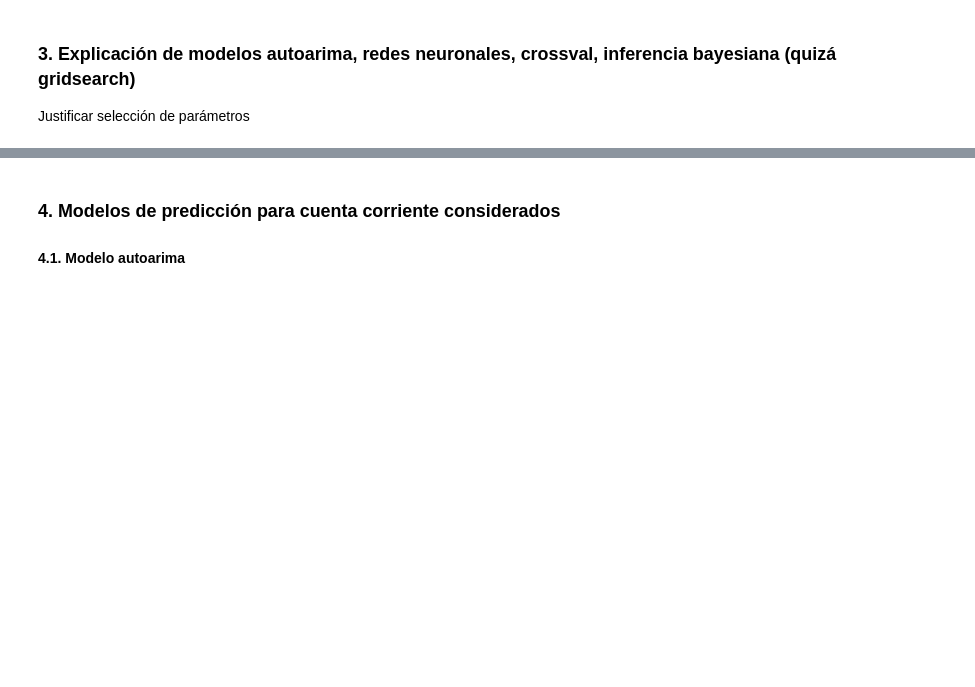
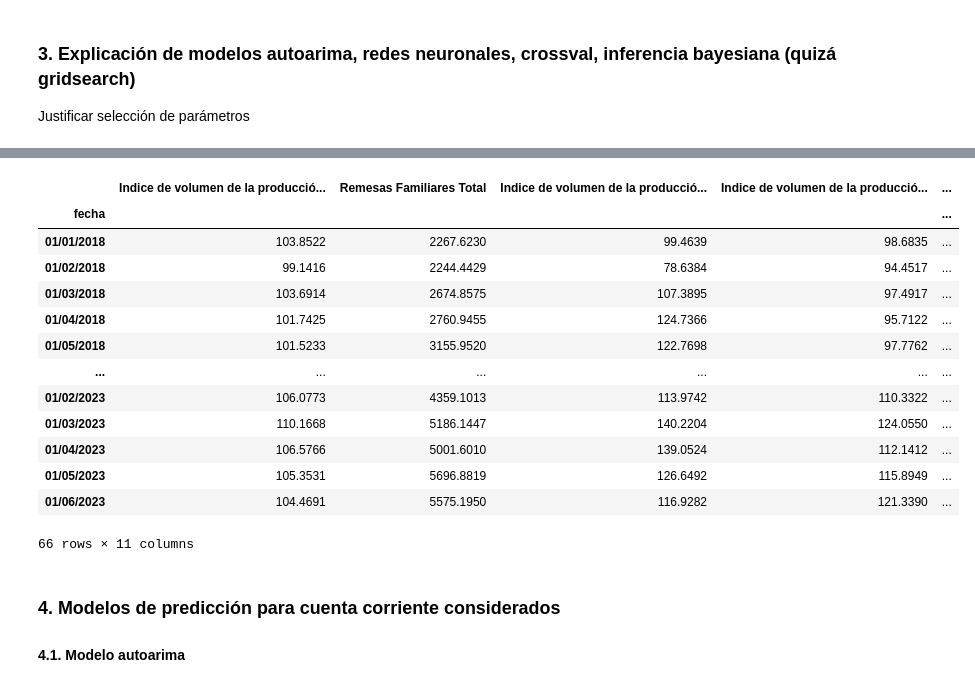
Before and after one commit to sparkieth/estancia_investigacion, a Jupyter notebook: modelacion_economica/modelo_cuenta_corriente.ipynb, the cells around one changed output, grey strips where cells are left out. Saved outputs shown, nothing was run; the diff lists cells and outputs as text; code cells hidden in the pictures; blank space fills up the shorter version.

```diff
--- a/modelacion_economica/modelo_cuenta_corriente.ipynb
+++ b/modelacion_economica/modelo_cuenta_corriente.ipynb
@@ -230,3 +227,20 @@ corr_sa=result.trend
+# %%
+explicativas
+# %% [output]
+|  | Indice de volumen de la producció... | Remesas Familiares Total | Indice de volumen de la producció... | Indice de volumen de la producció... | ... |
+| fecha |  |  |  |  | ... |
+| 01/01/2018 | 103.8522 | 2267.6230 | 99.4639 | 98.6835 | ... |
+| 01/02/2018 | 99.1416 | 2244.4429 | 78.6384 | 94.4517 | ... |
+| 01/03/2018 | 103.6914 | 2674.8575 | 107.3895 | 97.4917 | ... |
+| 01/04/2018 | 101.7425 | 2760.9455 | 124.7366 | 95.7122 | ... |
+| 01/05/2018 | 101.5233 | 3155.9520 | 122.7698 | 97.7762 | ... |
+| ... | ... | ... | ... | ... | ... |
+| 01/02/2023 | 106.0773 | 4359.1013 | 113.9742 | 110.3322 | ... |
+| 01/03/2023 | 110.1668 | 5186.1447 | 140.2204 | 124.0550 | ... |
+| 01/04/2023 | 106.5766 | 5001.6010 | 139.0524 | 112.1412 | ... |
+| 01/05/2023 | 105.3531 | 5696.8819 | 126.6492 | 115.8949 | ... |
+| 01/06/2023 | 104.4691 | 5575.1950 | 116.9282 | 121.3390 | ... |
+66 rows × 11 columns
 # %% [markdown]
 ### 4. Modelos de predicción para cuenta corriente considerados
 
```
Also changed, not shown: parts of 8 cells of this notebook.
